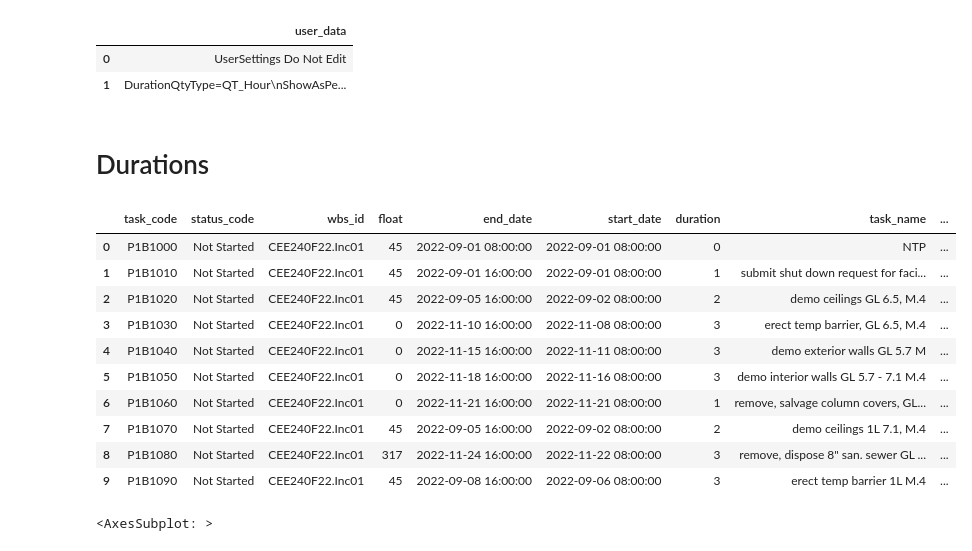
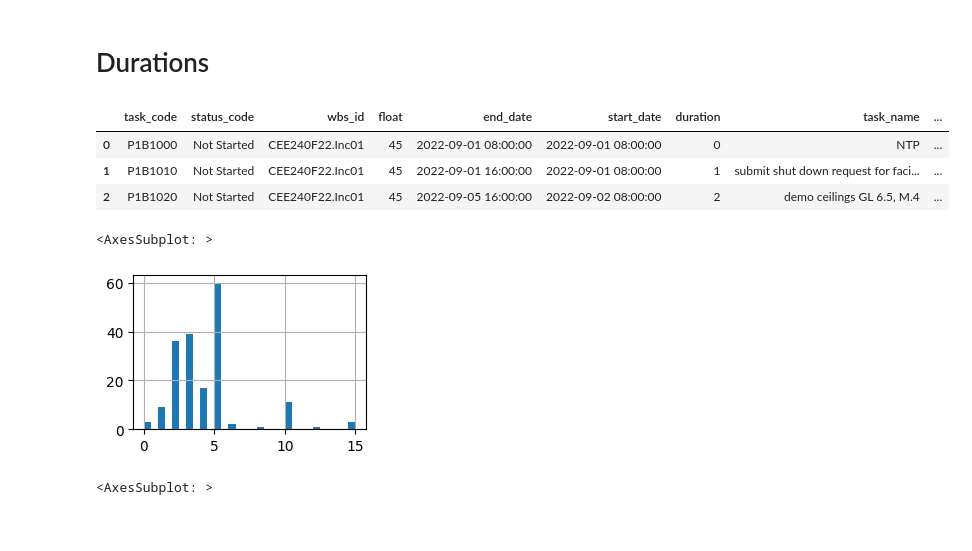
Before and after one commit to juliet29/cee240, a Jupyter notebook: code/p6_milestones.ipynb, the cells around one changed output. Cells and saved outputs as stored; diff of their text form; code cells hidden in the pictures.

```diff
--- a/code/p6_milestones.ipynb
+++ b/code/p6_milestones.ipynb
@@ -18,28 +8,20 @@ df01.head(3)
-# %%
-df02 = pd.read_excel(PATH, sheet_name=2, engine="openpyxl" )
-df02
-# %% [output]
-|  | user_data |
-| 0 | UserSettings Do Not Edit |
-| 1 | DurationQtyType=QT_Hour\nShowAsPe... |
 # %% [markdown]
 # Durations
 # %%
 df = pd.read_excel(PATH, sheet_name=0, engine="openpyxl", skiprows=[1] )
+# rename columns to be easier to access
 df.rename(columns={"target_drtn_hr_cnt": "duration", "total_float_hr_cnt": "float"}, inplace=True)
-df.head(10)
+df.head(3)
 # %% [output]
 |  | task_code | status_code | wbs_id | float | end_date | start_date | duration | task_name | ... |
 | 0 | P1B1000 | Not Started | CEE240F22.Inc01 | 45 | 2022-09-01 08:00:00 | 2022-09-01 08:00:00 | 0 | NTP | ... |
 | 1 | P1B1010 | Not Started | CEE240F22.Inc01 | 45 | 2022-09-01 16:00:00 | 2022-09-01 08:00:00 | 1 | submit shut down request for faci... | ... |
 | 2 | P1B1020 | Not Started | CEE240F22.Inc01 | 45 | 2022-09-05 16:00:00 | 2022-09-02 08:00:00 | 2 | demo ceilings GL 6.5, M.4 | ... |
-| 3 | P1B1030 | Not Started | CEE240F22.Inc01 | 0 | 2022-11-10 16:00:00 | 2022-11-08 08:00:00 | 3 | erect temp barrier, GL 6.5, M.4 | ... |
-| 4 | P1B1040 | Not Started | CEE240F22.Inc01 | 0 | 2022-11-15 16:00:00 | 2022-11-11 08:00:00 | 3 | demo exterior walls GL 5.7 M | ... |
-| 5 | P1B1050 | Not Started | CEE240F22.Inc01 | 0 | 2022-11-18 16:00:00 | 2022-11-16 08:00:00 | 3 | demo interior walls GL 5.7 - 7.1 M.4 | ... |
-| 6 | P1B1060 | Not Started | CEE240F22.Inc01 | 0 | 2022-11-21 16:00:00 | 2022-11-21 08:00:00 | 1 | remove, salvage column covers, GL... | ... |
-| 7 | P1B1070 | Not Started | CEE240F22.Inc01 | 45 | 2022-09-05 16:00:00 | 2022-09-02 08:00:00 | 2 | demo ceilings 1L 7.1, M.4 | ... |
-| 8 | P1B1080 | Not Started | CEE240F22.Inc01 | 317 | 2022-11-24 16:00:00 | 2022-11-22 08:00:00 | 3 | remove, dispose 8" san. sewer GL ... | ... |
-| 9 | P1B1090 | Not Started | CEE240F22.Inc01 | 45 | 2022-09-08 16:00:00 | 2022-09-06 08:00:00 | 3 | erect temp barrier 1L M.4 | ... |
+# %%
+df.duration.hist(bins=30, figsize=(3,2))
+# %% [output]
+<AxesSubplot: >
+[figure, added]
 # %%
 df.float.hist(bins=30, figsize=(3,2))
 # %% [output]
```
Also changed, not shown: parts of 14 cells of this notebook.
